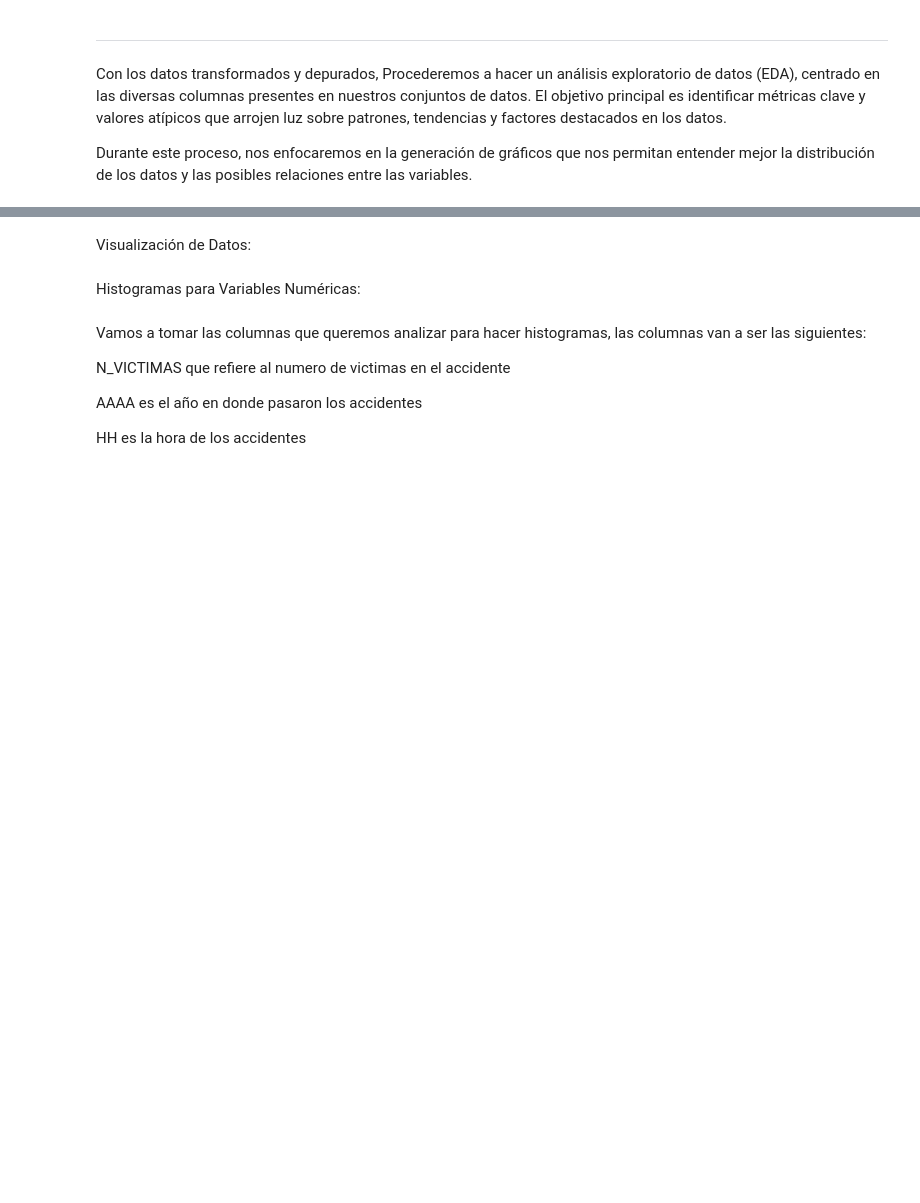
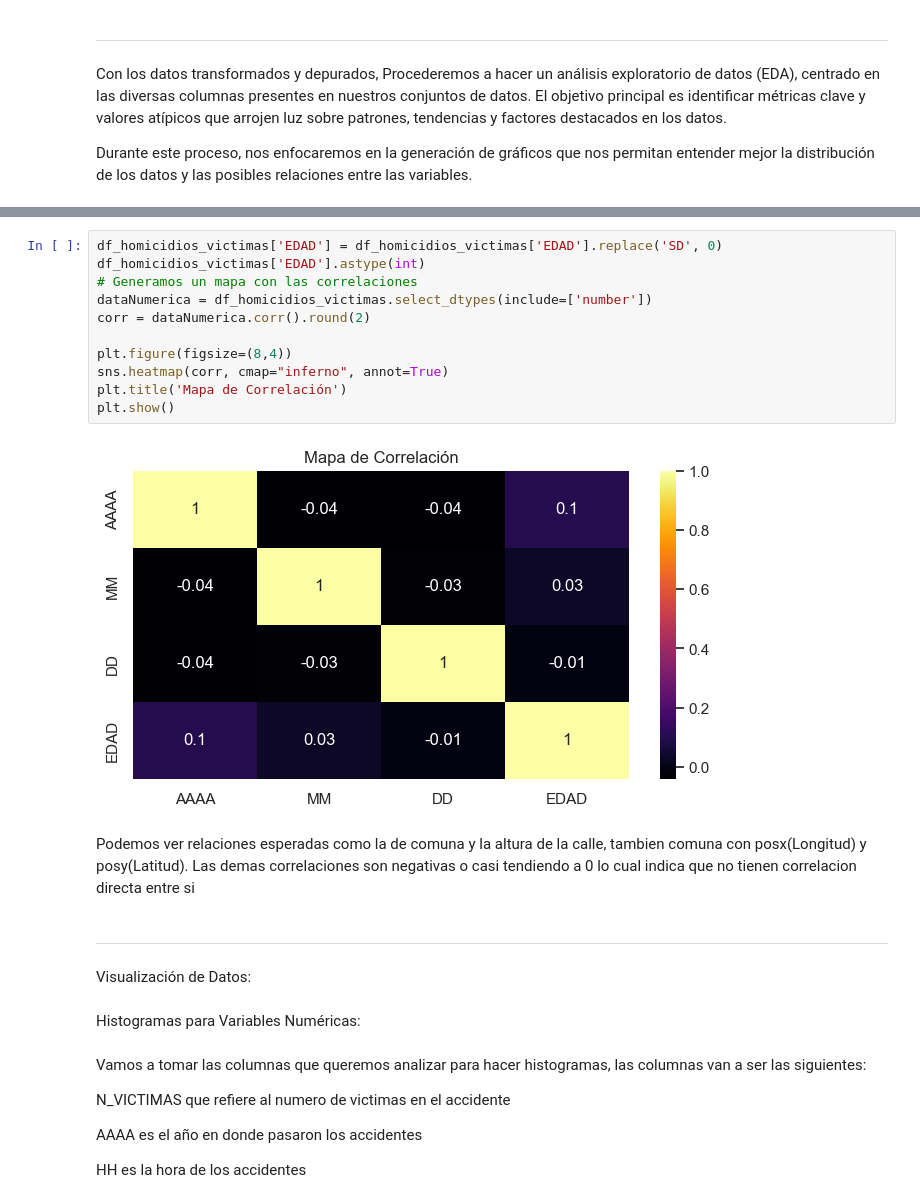
Before and after one commit to Frombini/Proyecto-Siniestros-Viales, a Jupyter notebook: EDA.ipynb, the cells around one changed output, grey strips where cells are left out. Cells and saved outputs as stored; diff of their text form; blank space fills up the shorter version.

```diff
--- a/EDA.ipynb
+++ b/EDA.ipynb
@@ -538,3 +593,21 @@ Durante este proceso, nos enfocaremos en la generación de gráficos que nos per
+# %%
+df_homicidios_victimas['EDAD'] = df_homicidios_victimas['EDAD'].replace('SD', 0)
+df_homicidios_victimas['EDAD'].astype(int)
+# Generamos un mapa con las correlaciones
+dataNumerica = df_homicidios_victimas.select_dtypes(include=['number'])
+corr = dataNumerica.corr().round(2)
+
+plt.figure(figsize=(8,4))
+sns.heatmap(corr, cmap="inferno", annot=True)
+plt.title('Mapa de Correlación')
+plt.show()
+# %% [output]
+[figure, added]
+# %% [markdown]
+Podemos ver relaciones esperadas como la de comuna y la altura de la calle, tambien comuna con posx(Longitud) y posy(Latitud).
+Las demas correlaciones son negativas o casi tendiendo a 0 lo cual indica que no tienen correlacion directa entre si
+# %% [markdown]
+--------------------------------------------------------------------------------
 # %% [markdown]
 Visualización de Datos:
 # %% [markdown]
```
Also changed, not shown: parts of 26 cells of this notebook, 4 other files.
